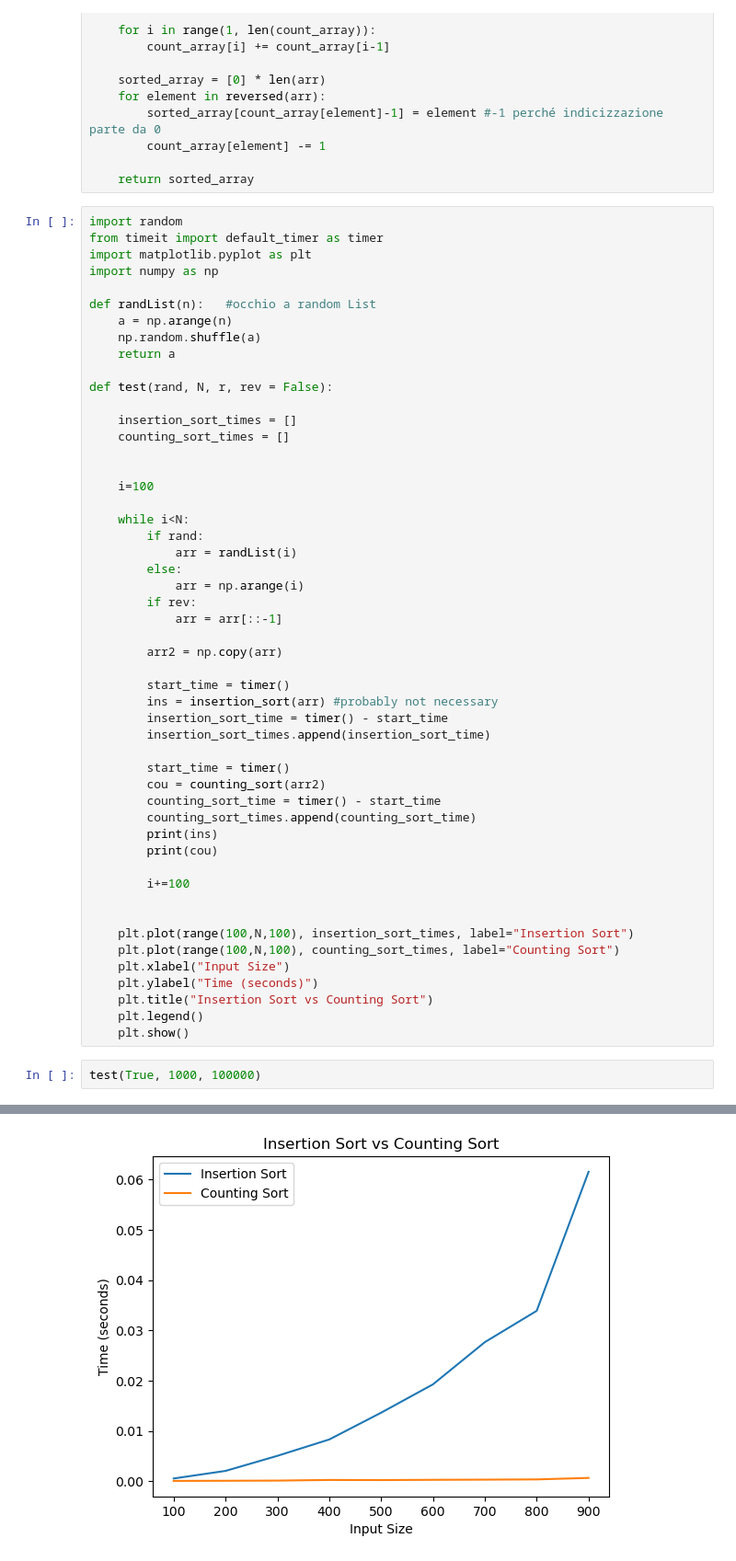
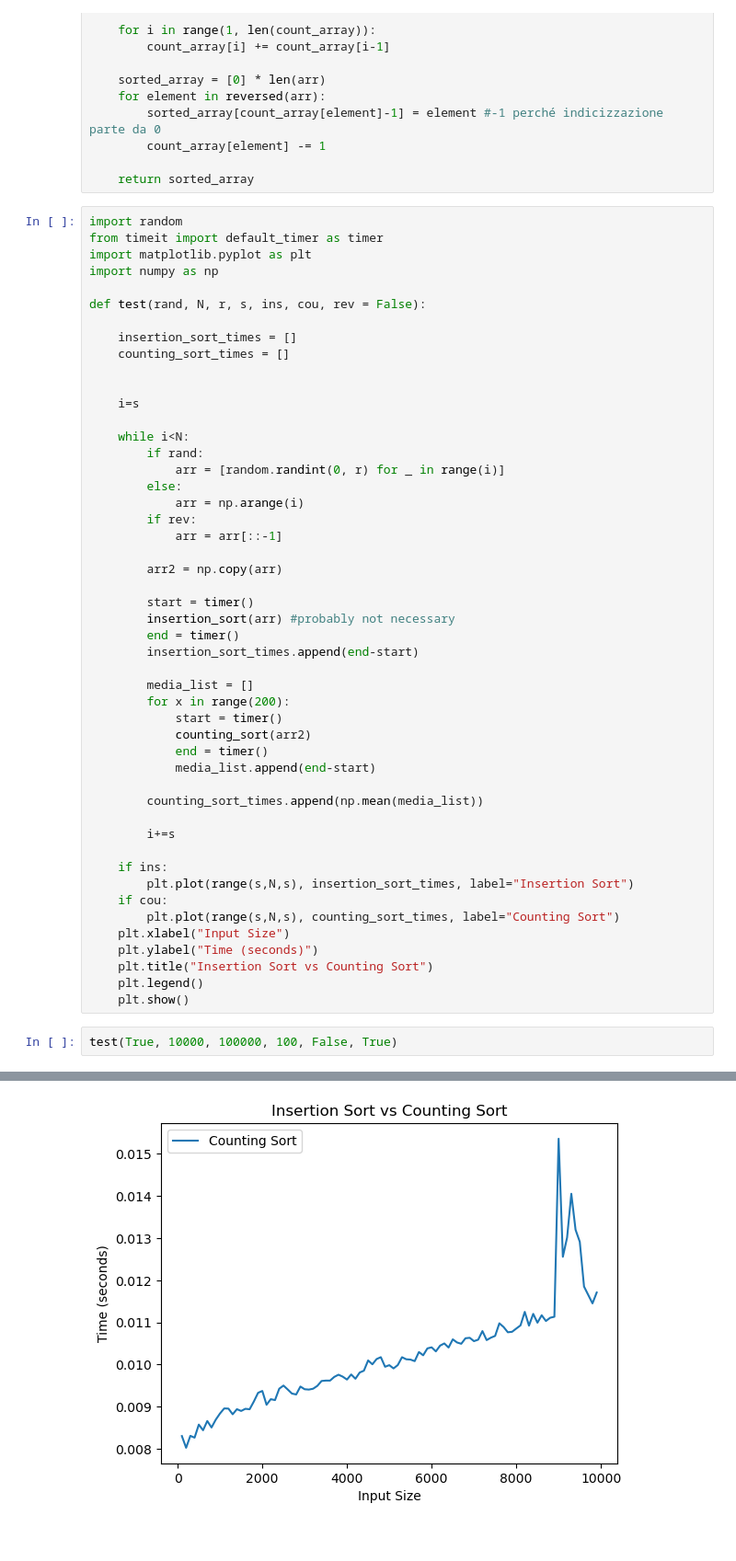
Before and after one commit to teolotti/notebook_lab_algoritmi, a Jupyter notebook: insertion_vs_counting.ipynb, the cells around one changed output, grey strips where cells are left out. Shown at 92% size. Drawn from its saved outputs; the diff is of its cells as text.

Commit message:
counting sort with mean(to be tested)

```diff
--- a/insertion_vs_counting.ipynb
+++ b/insertion_vs_counting.ipynb
@@ -31,22 +31,17 @@ from timeit import default_timer as timer
 import matplotlib.pyplot as plt
 import numpy as np
 
-def randList(n):   #occhio a random List
-    a = np.arange(n)
-    np.random.shuffle(a)
-    return a
-
-def test(rand, N, r, rev = False):
+def test(rand, N, r, s, ins, cou, rev = False):
 
     insertion_sort_times = []
     counting_sort_times = []
 
 
-    i=100
+    i=s
 
     while i<N:
         if rand:
-            arr = randList(i)
+            arr = [random.randint(0, r) for _ in range(i)]
         else:
             arr = np.arange(i)
         if rev:
@@ -54,28 +49,31 @@ def test(rand, N, r, rev = False):
 
         arr2 = np.copy(arr)
 
-        start_time = timer()
-        ins = insertion_sort(arr) #probably not necessary
-        insertion_sort_time = timer() - start_time
-        insertion_sort_times.append(insertion_sort_time)
+        start = timer()
+        insertion_sort(arr) #probably not necessary
+        end = timer()
+        insertion_sort_times.append(end-start)
 
-        start_time = timer()
-        cou = counting_sort(arr2)
-        counting_sort_time = timer() - start_time
-        counting_sort_times.append(counting_sort_time)
-        print(ins)
-        print(cou)
+        media_list = []
+        for x in range(200):
+            start = timer()
+            counting_sort(arr2)
+            end = timer()
+            media_list.append(end-start)
 
-        i+=100
+        counting_sort_times.append(np.mean(media_list))
 
+        i+=s
 
-    plt.plot(range(100,N,100), insertion_sort_times, label="Insertion Sort")
-    plt.plot(range(100,N,100), counting_sort_times, label="Counting Sort")
+    if ins:
+        plt.plot(range(s,N,s), insertion_sort_times, label="Insertion Sort")
+    if cou:
+        plt.plot(range(s,N,s), counting_sort_times, label="Counting Sort")
     plt.xlabel("Input Size")
     plt.ylabel("Time (seconds)")
     plt.title("Insertion Sort vs Counting Sort")
     plt.legend()
     plt.show()
 # %%
-test(True, 1000, 100000)
+test(True, 10000, 100000, 100, False, True)
 # %% [output]
@@ -99 +80 @@ test(True, 1000, 100000)
-[figure, old version]
+[figure, new version]
```
Also changed, not shown: parts of 1 cell of this notebook.
